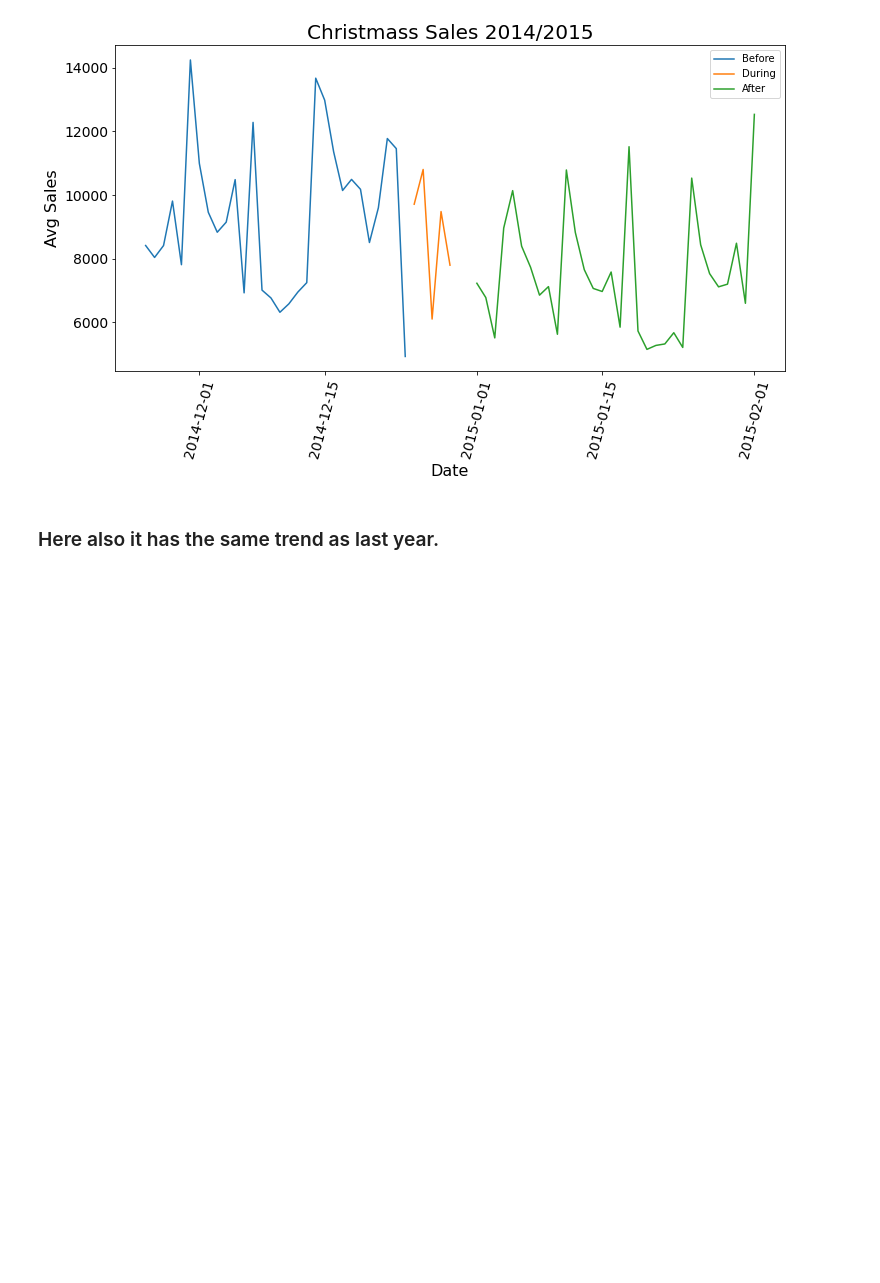
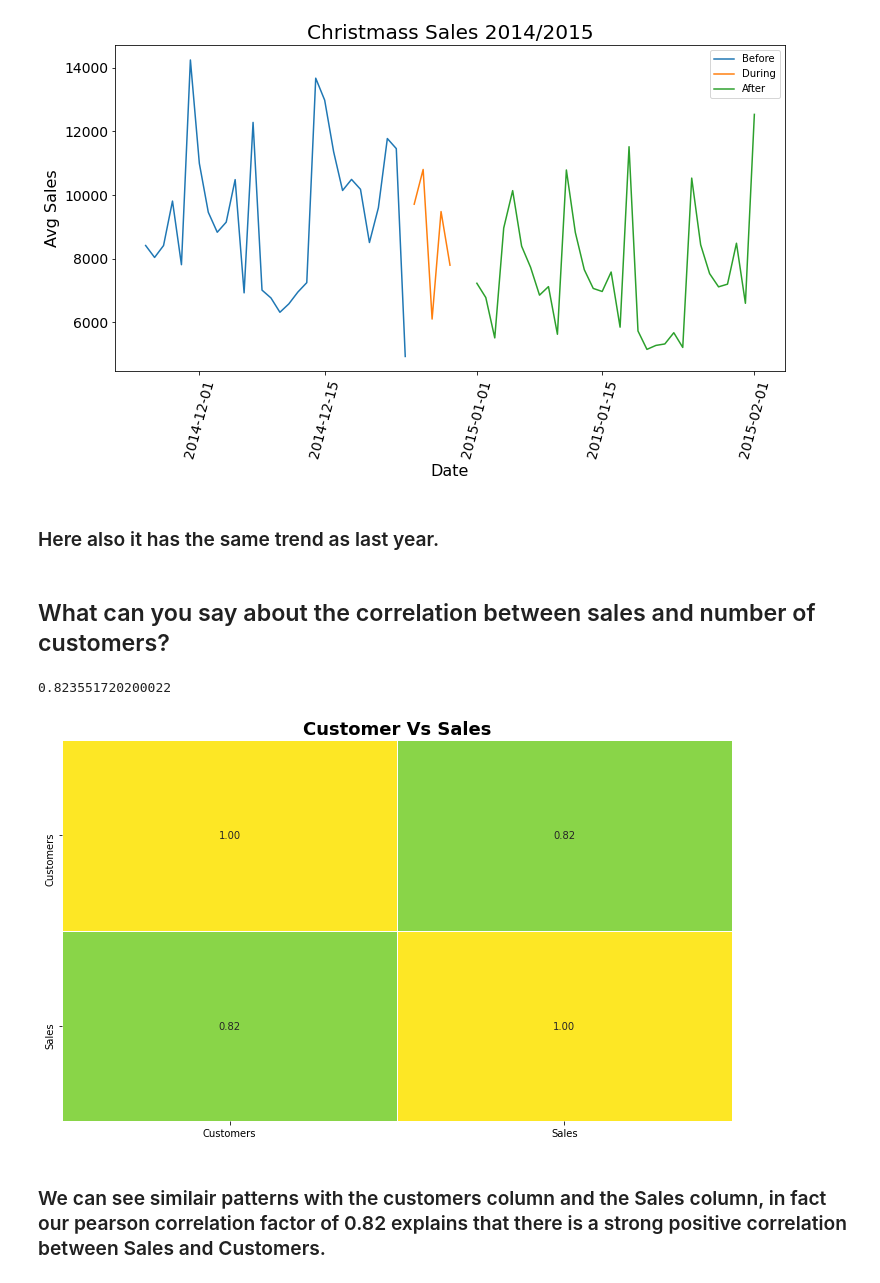
Before and after one commit to nebasam/Forecasting-Sales, a Jupyter notebook: notebooks/data_exploration.ipynb, the cells around one changed output. Cells and saved outputs as stored; diff of their text form; code cells hidden in the pictures; blank space fills up the shorter version.

Commit message:
computes correlation

```diff
--- a/notebooks/data_exploration.ipynb
+++ b/notebooks/data_exploration.ipynb
@@ -419,3 +419,16 @@ plt.show()
 [figure]
 # %% [markdown]
 ### Here also it has the same trend as last year.
+# %% [markdown]
+##  What can you say about the correlation between sales and number of customers?
+# %%
+stats.pearsonr(df_train.Customers, df_train.Sales)[0]
+# %% [output]
+0.823551720200022
+# %%
+cor=df_train[['Customers','Sales']].corr()
+plot.plot_heatmap(cor, 'Customer Vs Sales')
+# %% [output]
+[figure, added]
+# %% [markdown]
+### We can see similair patterns with the customers column and the Sales column, in fact our pearson correlation factor of 0.82 explains that there is a strong positive correlation between Sales and Customers.
```
